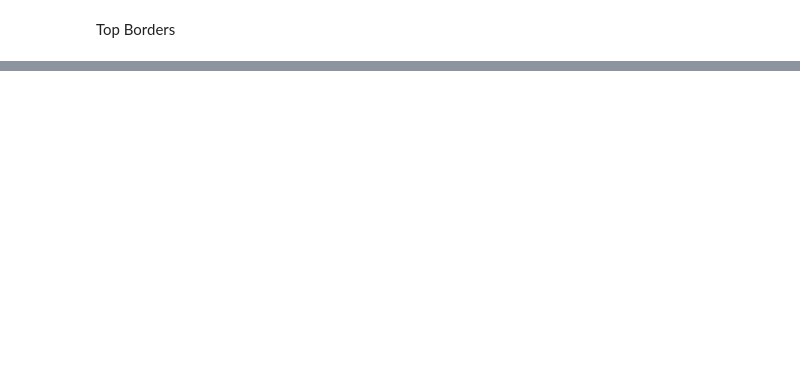
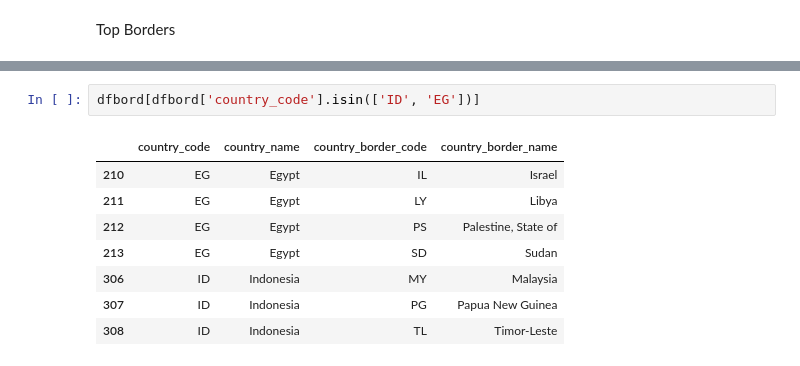
Before and after one commit to maikelps/TheWorldAsAGraph, a Jupyter notebook: initial_expl.ipynb, the cells around one changed output, grey strips where cells are left out. Drawn from its saved outputs; the diff is of its cells as text; blank space fills up the shorter version.

```diff
--- a/initial_expl.ipynb
+++ b/initial_expl.ipynb
@@ -95,0 +224,11 @@ plt.show()
+# %%
+dfbord[dfbord['country_code'].isin(['ID', 'EG'])]
+# %% [output]
+|  | country_code | country_name | country_border_code | country_border_name |
+| 210 | EG | Egypt | IL | Israel |
+| 211 | EG | Egypt | LY | Libya |
+| 212 | EG | Egypt | PS | Palestine, State of |
+| 213 | EG | Egypt | SD | Sudan |
+| 306 | ID | Indonesia | MY | Malaysia |
+| 307 | ID | Indonesia | PG | Papua New Guinea |
+| 308 | ID | Indonesia | TL | Timor-Leste |
```
Also changed, not shown: parts of 15 cells of this notebook, 1 other file.
